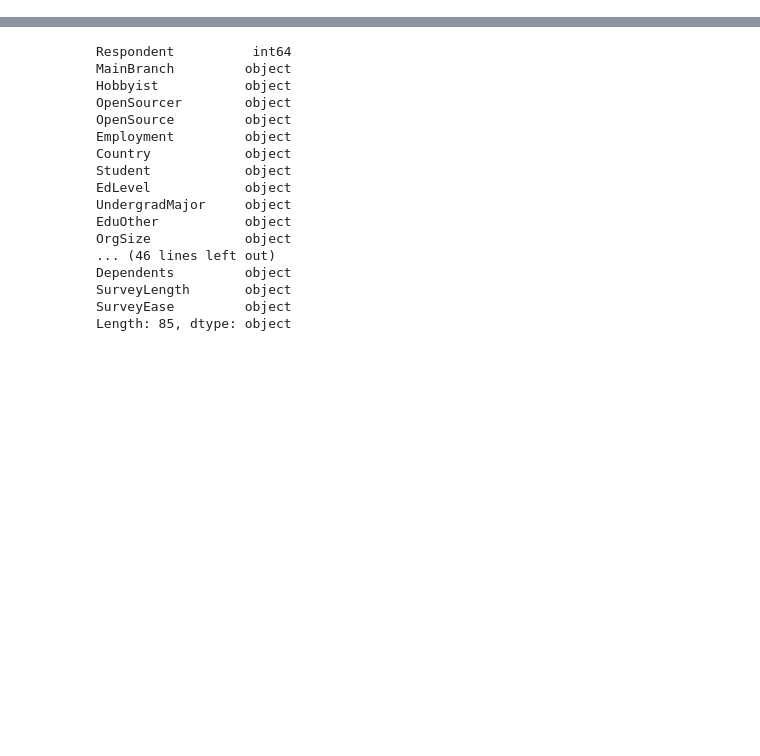
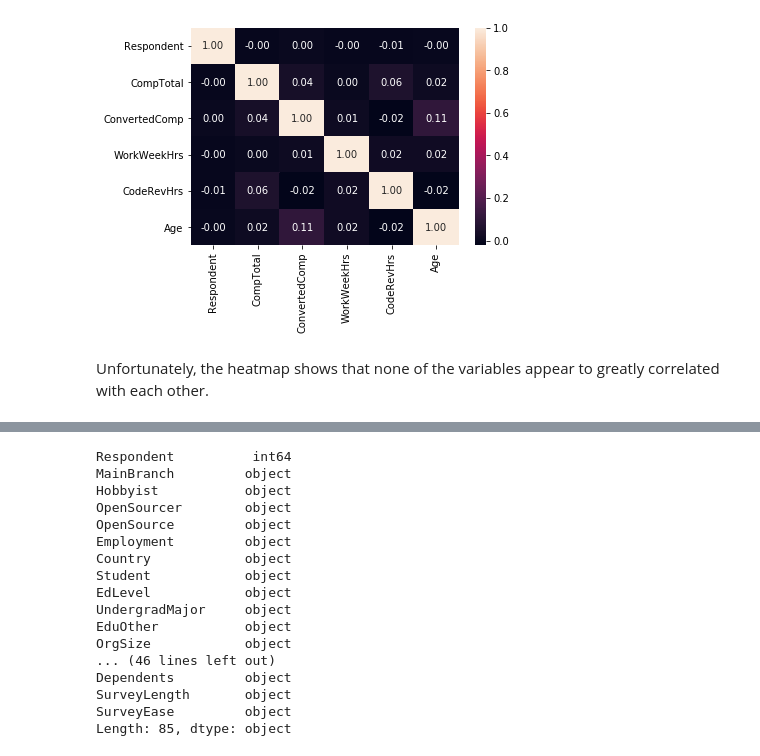
Before and after one commit to Lamasheg/stackoverflow_survey_2019, a Jupyter notebook: stackoverflow_survey.ipynb, the cells around one changed output, grey strips where cells are left out. Saved outputs shown, nothing was run; the diff lists cells and outputs as text; code cells hidden in the pictures; blank space fills up the shorter version.

```diff
--- a/stackoverflow_survey.ipynb
+++ b/stackoverflow_survey.ipynb
@@ -39 +63,8 @@ calendar.head()
+# %%
+# Let's create a correlation matrix to see if there are any correlation among these numerical data
+sns.heatmap(sof.corr(), annot=True, fmt=".2f");
+# %% [output]
+[figure, added]
+# %% [markdown]
+Unfortunately, the heatmap shows that none of the variables appear to greatly correlated with each other.
 # %%
```
Also changed, not shown: parts of 23 cells of this notebook.
